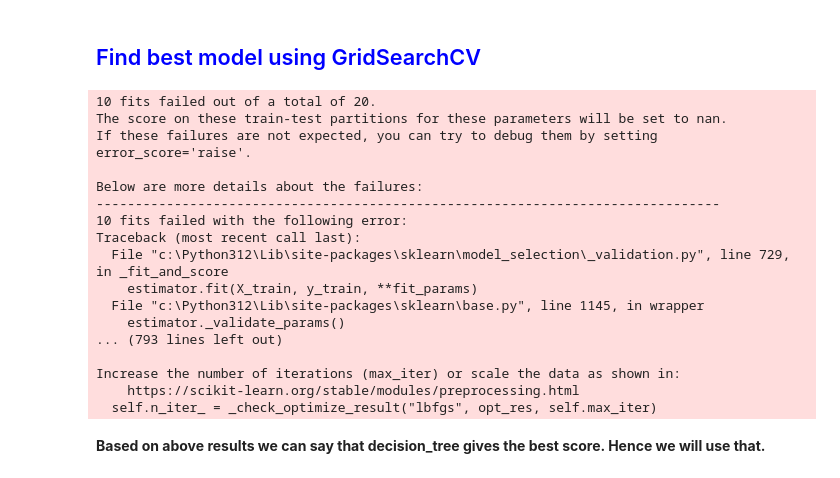
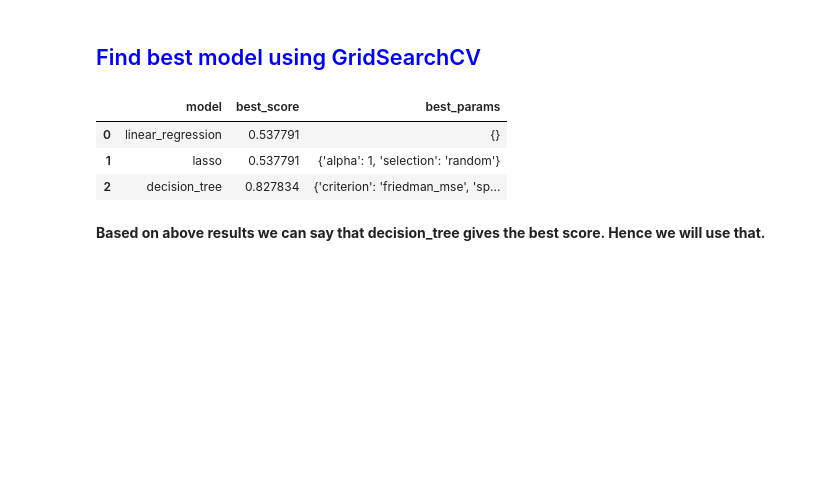
Before and after one commit to movindugunarathna/LandPulse-ML, a Jupyter notebook: model/part_3.ipynb, the cells around one changed output. Saved outputs shown, nothing was run; the diff lists cells and outputs as text; code cells hidden in the pictures; blank space fills up the shorter version.

```diff
--- a/model/part_3.ipynb
+++ b/model/part_3.ipynb
@@ -852,61 +791,48 @@ def find_best_model_using_gridsearchcv(X,y):
         },
         'lasso': {
             'model': Lasso(),
             'params': {
                 'alpha': [1,2],
                 'selection': ['random', 'cyclic']
             }
         },
         'decision_tree': {
             'model': DecisionTreeRegressor(),
             'params': {
-                'criterion' : ['mse','friedman_mse'],
+                'criterion' : ['friedman_mse', 'poisson', 'absolute_error', 'squared_error'],
                 'splitter': ['best','random']
             }
         },
-        'mlp_regressor': {
-            'model': MLPRegressor(),
-            'params': {
-                'hidden_layer_sizes': [(50), (100), (50, 50)],
-                'activation': ['relu', 'tanh'],
-                'solver': ['adam', 'lbfgs'],
-                'alpha': [0.0001, 0.001, 0.01],
-                'learning_rate': ['constant', 'invscaling', 'adaptive']
-            }
-        }
+        # 'mlp_regressor': {
+        #     'model': MLPRegressor(),
+        #     'params': {
+        #         'hidden_layer_sizes': [(50), (100), (50, 50)],
+        #         'activation': ['relu', 'tanh'],
+        #         'solver': ['adam', 'lbfgs'],
+        #         'alpha': [0.0001, 0.001, 0.01],
+        #         'learning_rate': ['constant', 'invscaling', 'adaptive']
+        #     }
+        # }
     }
     scores = []
     cv = ShuffleSplit(n_splits=5, test_size=0.2, random_state=0)
     for algo_name, config in algos.items():
         gs =  GridSearchCV(config['model'], config['params'], cv=cv, return_train_score=False)
         gs.fit(X,y)
         scores.append({
             'model': algo_name,
             'best_score': gs.best_score_,
             'best_params': gs.best_params_
         })
 
     return pd.DataFrame(scores,columns=['model','best_score','best_params'])
 
 find_best_model_using_gridsearchcv(x,y)
 # %% [output]
-10 fits failed out of a total of 20.
-The score on these train-test partitions for these parameters will be set to nan.
-If these failures are not expected, you can try to debug them by setting error_score='raise'.
-
-Below are more details about the failures:
---------------------------------------------------------------------------------
-10 fits failed with the following error:
-Traceback (most recent call last):
-  File "c:\Python312\Lib\site-packages\sklearn\model_selection\_validation.py", line 729, in _fit_and_score
-    estimator.fit(X_train, y_train, **fit_params)
-  File "c:\Python312\Lib\site-packages\sklearn\base.py", line 1145, in wrapper
-    estimator._validate_params()
-... (793 lines left out)
-
-Increase the number of iterations (max_iter) or scale the data as shown in:
-    https://scikit-learn.org/stable/modules/preprocessing.html
-  self.n_iter_ = _check_optimize_result("lbfgs", opt_res, self.max_iter)
+|  | model | best_score | best_params |
+| 0 | linear_regression | 0.537791 | {} |
+| 1 | lasso | 0.537791 | {'alpha': 1, 'selection': 'random'} |
+| 2 | decision_tree | 0.827834 | {'criterion': 'friedman_mse', 'sp... |
 # %% [markdown]
 **Based on above results we can say that decision_tree gives the best score. Hence we will use that.**
 # %% [markdown]
```
Also changed, not shown: parts of 37 cells of this notebook, 8 other files.
